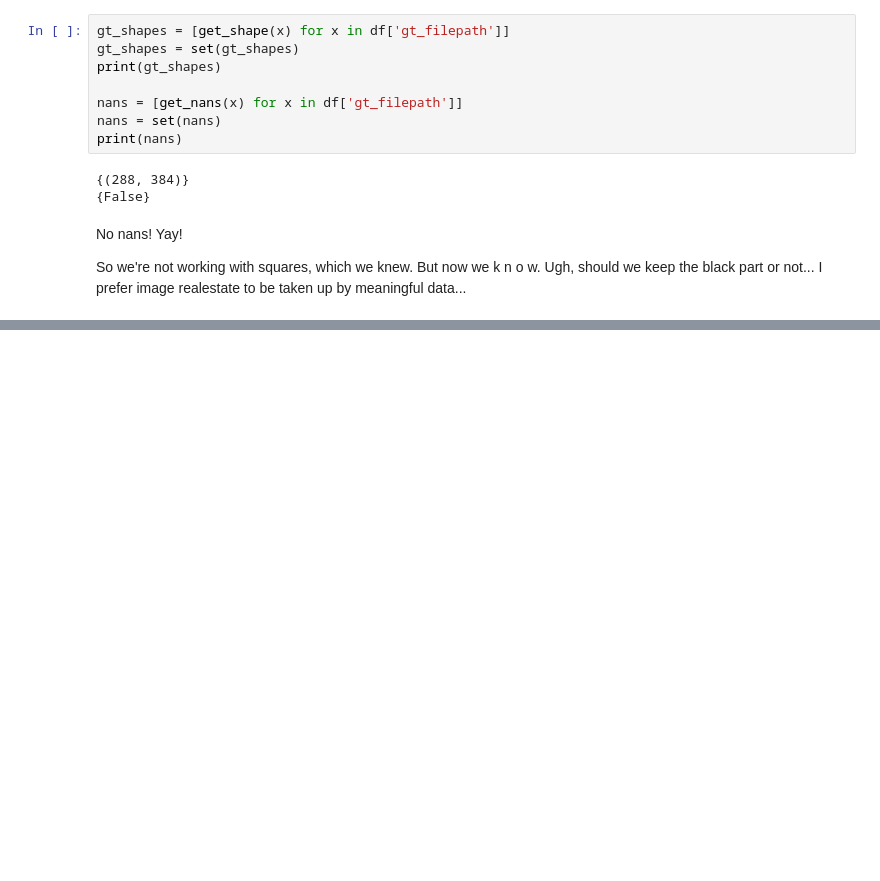
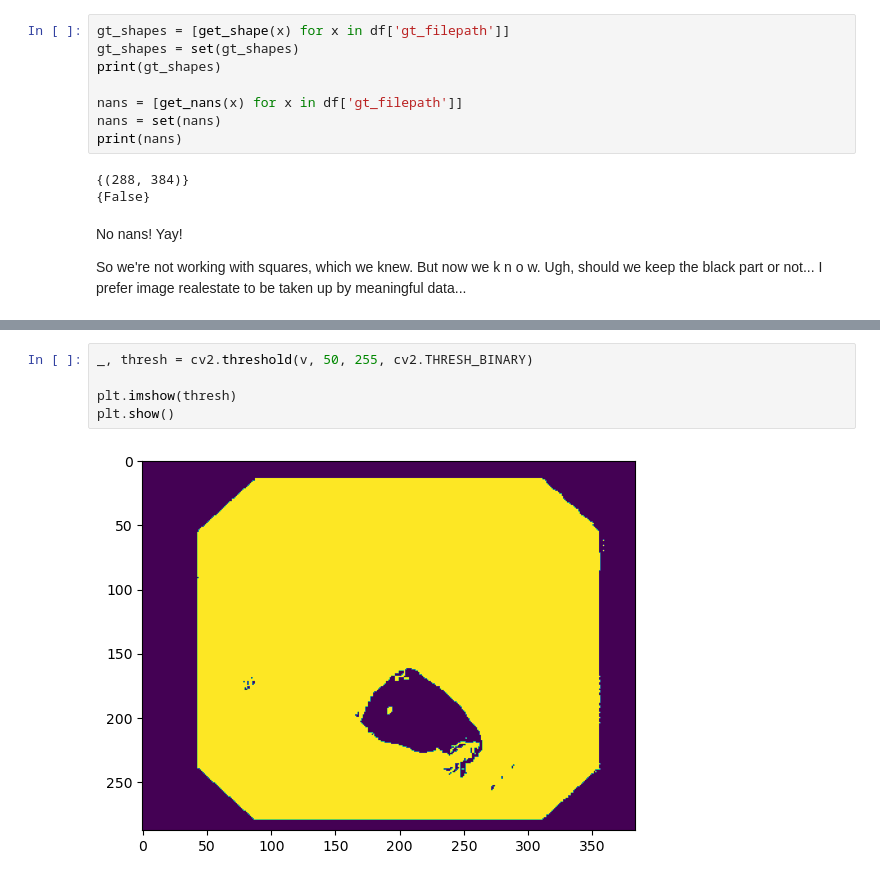
Before and after one commit to Mahi-Mai/SnekZone, a Jupyter notebook: notebooks/additional-image-validation.ipynb, the cells around one changed output, grey strips where cells are left out. Drawn from its saved outputs; the diff is of its cells as text; blank space fills up the shorter version.

```diff
--- a/notebooks/additional-image-validation.ipynb
+++ b/notebooks/additional-image-validation.ipynb
@@ -78,0 +135,7 @@ So we're not working with squares, which we knew. But now we  k n o w.  Ugh, sho
+# %%
+_, thresh = cv2.threshold(v, 50, 255, cv2.THRESH_BINARY)
+
+plt.imshow(thresh)
+plt.show()
+# %% [output]
+[figure, added]
```
Also changed, not shown: parts of 3 cells of this notebook, 16 other files.
